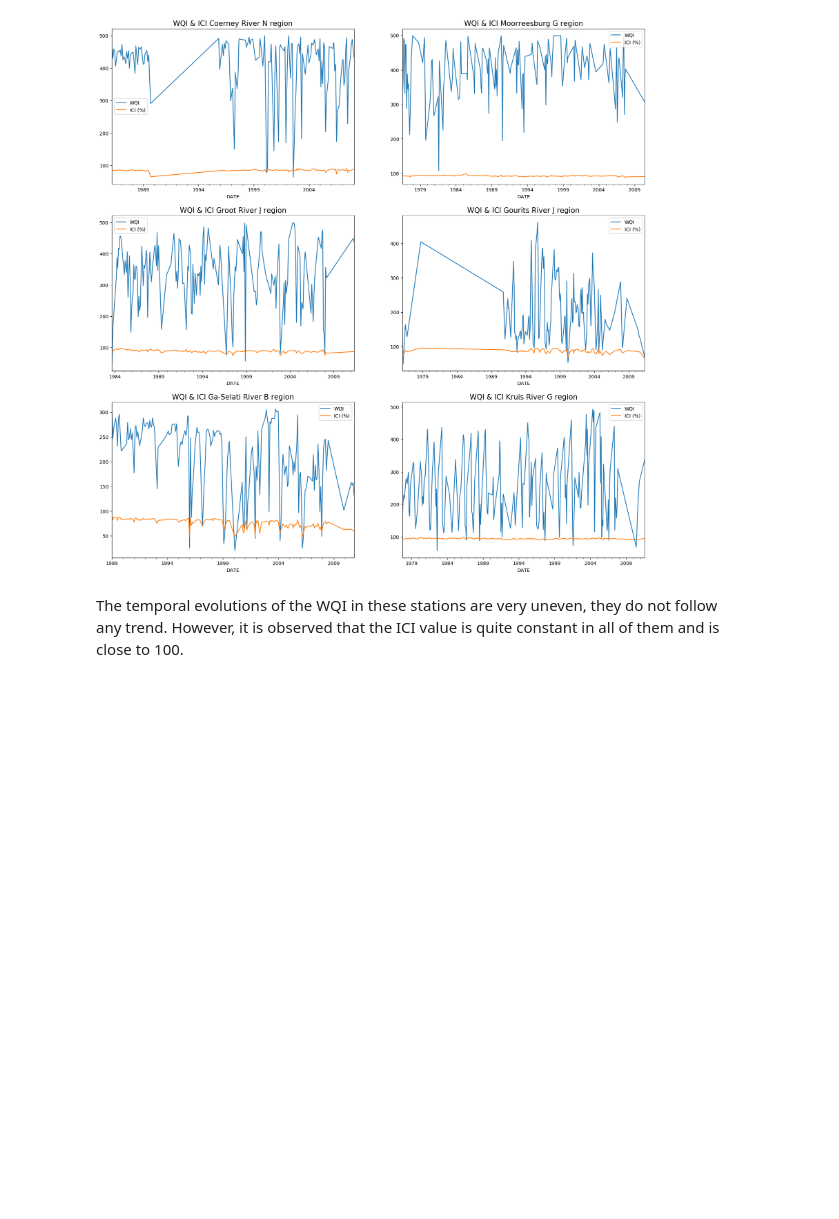
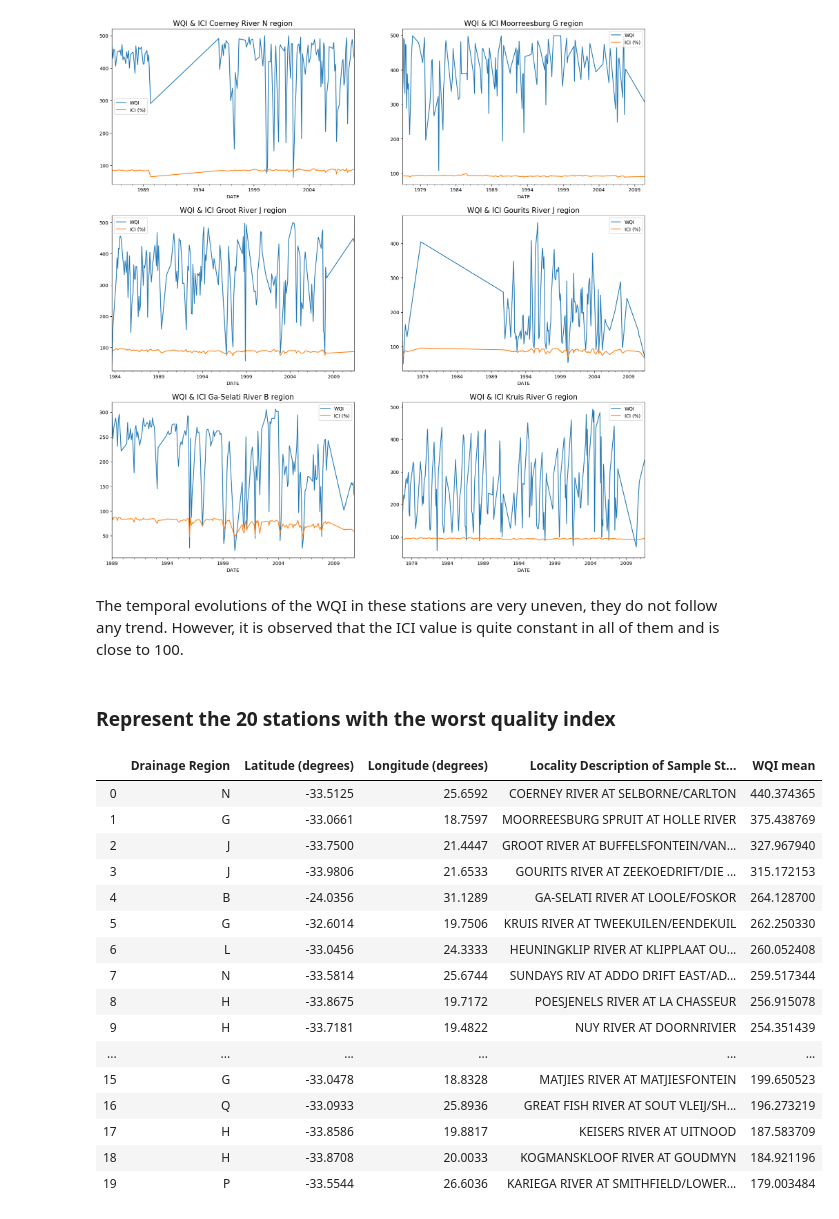
Before and after one commit to elenuskiya/TFM, a Jupyter notebook: Notebooks/01_Part_1_Analysis_and_Characterization_of_surface_waters.ipynb, the cells around one changed output. Saved outputs shown, nothing was run; the diff lists cells and outputs as text; code cells hidden in the pictures; blank space fills up the shorter version.

```diff
--- a/Notebooks/01_Part_1_Analysis_and_Characterization_of_surface_waters.ipynb
+++ b/Notebooks/01_Part_1_Analysis_and_Characterization_of_surface_waters.ipynb
@@ -1230,8 +1231,9 @@ worst_wqi.sort_values(by='Locality Description of Sample Station').head(10)
 | 1284 | A | -25.4667 | 28.2636 | APIES RIVER AT RONDAVEL | 1986 | 69.966344 | ... |
 # %%
 # List of stations with the worst water quality indices
-worst_wqi.groupby(["Drainage Region","Latitude (degrees)", "Longitude (degrees)",
-                   "Locality Description of Sample Station"])["WQI mean"].mean().sort_values(ascending=False).head(10)
+worst_wqi=worst_wqi.groupby(["Drainage Region","Latitude (degrees)", "Longitude (degrees)",
+                   "Locality Description of Sample Station"])["WQI mean"].mean().sort_values(ascending=False)
+worst_wqi.head(10)
 # %% [output]
 Drainage Region  Latitude (degrees)  Longitude (degrees)  Locality Description of Sample Station
 N                -33.5125            25.6592              COERNEY RIVER AT SELBORNE/CARLTON             440.374365
@@ -1369,3 +1371,28 @@ plt.legend([ "WQI","ICI (%)"])
 [figure]
 # %% [markdown]
 The temporal evolutions of the WQI in these stations are very uneven, they do not follow any trend. However, it is observed that the ICI value is quite constant in all of them and is close to 100.
+# %% [markdown]
+### Represent the 20 stations with the worst quality index
+# %%
+worst_wqi_top20=worst_wqi.head(20)
+worst_wqi_top20=worst_wqi_top20.to_frame()
+worst_wqi_top20=worst_wqi_top20.reset_index()
+worst_wqi_top20
+# %% [output]
+|  | Drainage Region | Latitude (degrees) | Longitude (degrees) | Locality Description of Sample St... | WQI mean |
+| 0 | N | -33.5125 | 25.6592 | COERNEY RIVER AT SELBORNE/CARLTON | 440.374365 |
+| 1 | G | -33.0661 | 18.7597 | MOORREESBURG SPRUIT AT HOLLE RIVER | 375.438769 |
+| 2 | J | -33.7500 | 21.4447 | GROOT RIVER AT BUFFELSFONTEIN/VAN... | 327.967940 |
+| 3 | J | -33.9806 | 21.6533 | GOURITS RIVER AT ZEEKOEDRIFT/DIE ... | 315.172153 |
+| 4 | B | -24.0356 | 31.1289 | GA-SELATI RIVER AT LOOLE/FOSKOR | 264.128700 |
+| 5 | G | -32.6014 | 19.7506 | KRUIS RIVER AT TWEEKUILEN/EENDEKUIL | 262.250330 |
+| 6 | L | -33.0456 | 24.3333 | HEUNINGKLIP RIVER AT KLIPPLAAT OU... | 260.052408 |
+| 7 | N | -33.5814 | 25.6744 | SUNDAYS RIV AT ADDO DRIFT EAST/AD... | 259.517344 |
+| 8 | H | -33.8675 | 19.7172 | POESJENELS RIVER AT LA CHASSEUR | 256.915078 |
+| 9 | H | -33.7181 | 19.4822 | NUY RIVER AT DOORNRIVIER | 254.351439 |
+| ... | ... | ... | ... | ... | ... |
+| 15 | G | -33.0478 | 18.8328 | MATJIES RIVER AT MATJIESFONTEIN | 199.650523 |
+| 16 | Q | -33.0933 | 25.8936 | GREAT FISH RIVER AT SOUT VLEIJ/SH... | 196.273219 |
+| 17 | H | -33.8586 | 19.8817 | KEISERS RIVER AT UITNOOD | 187.583709 |
+| 18 | H | -33.8708 | 20.0033 | KOGMANSKLOOF RIVER AT GOUDMYN | 184.921196 |
+| 19 | P | -33.5544 | 26.6036 | KARIEGA RIVER AT SMITHFIELD/LOWER... | 179.003484 |
```
Also changed, not shown: parts of 34 cells of this notebook.
